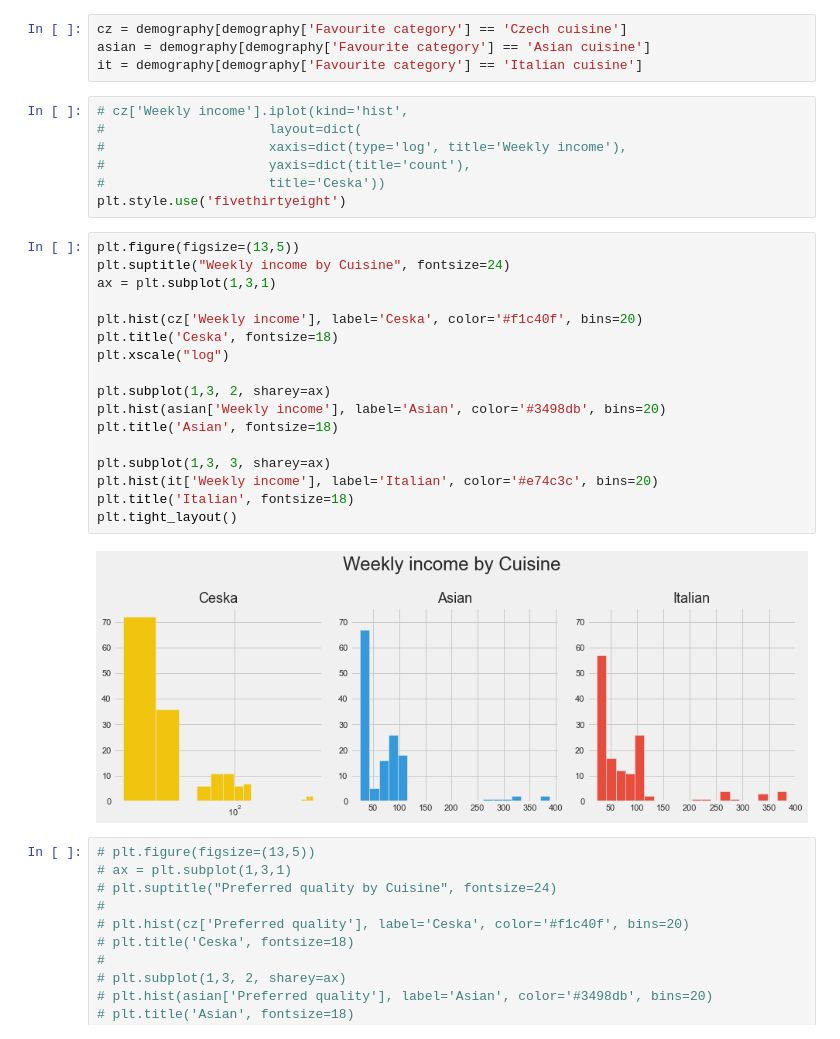
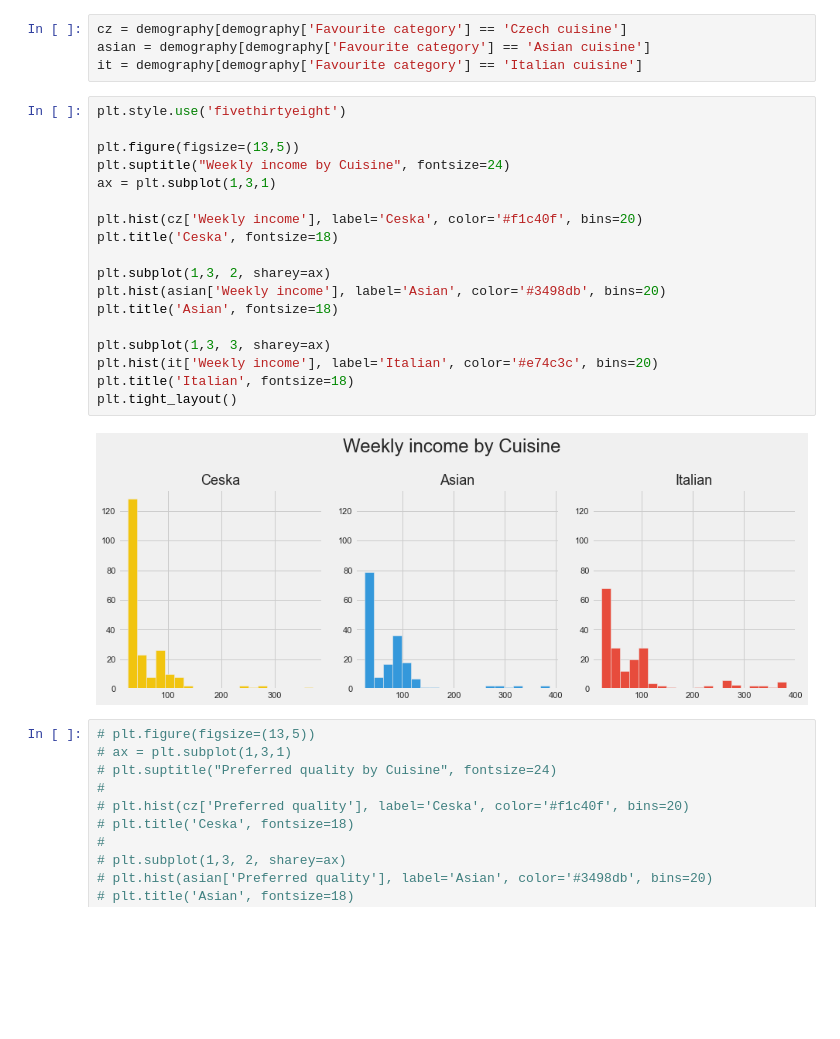
Before and after one commit to utikpuhlik/minimum, a Jupyter notebook: main.ipynb, the cells around one changed output. Saved outputs shown, nothing was run; the diff lists cells and outputs as text; blank space fills up the shorter version.

```diff
--- a/main.ipynb
+++ b/main.ipynb
@@ -50,32 +51,26 @@ demography.groupby('Favourite category').median()
 cz = demography[demography['Favourite category'] == 'Czech cuisine']
 asian = demography[demography['Favourite category'] == 'Asian cuisine']
 it = demography[demography['Favourite category'] == 'Italian cuisine']
-# %%
-# cz['Weekly income'].iplot(kind='hist',
-#                     layout=dict(
-#                     xaxis=dict(type='log', title='Weekly income'),
-#                     yaxis=dict(title='count'),
-#                     title='Ceska'))
-plt.style.use('fivethirtyeight')
 # %%
+plt.style.use('fivethirtyeight')
+
 plt.figure(figsize=(13,5))
 plt.suptitle("Weekly income by Cuisine", fontsize=24)
 ax = plt.subplot(1,3,1)
 
 plt.hist(cz['Weekly income'], label='Ceska', color='#f1c40f', bins=20)
 plt.title('Ceska', fontsize=18)
-plt.xscale("log")
 
 plt.subplot(1,3, 2, sharey=ax)
 plt.hist(asian['Weekly income'], label='Asian', color='#3498db', bins=20)
 plt.title('Asian', fontsize=18)
 
 plt.subplot(1,3, 3, sharey=ax)
 plt.hist(it['Weekly income'], label='Italian', color='#e74c3c', bins=20)
 plt.title('Italian', fontsize=18)
 plt.tight_layout()
 # %% [output]
-[figure, old version]
+[figure, new version]
 # %%
 # plt.figure(figsize=(13,5))
 # ax = plt.subplot(1,3,1)
```
Also changed, not shown: parts of 19 cells of this notebook, 1 other file.
